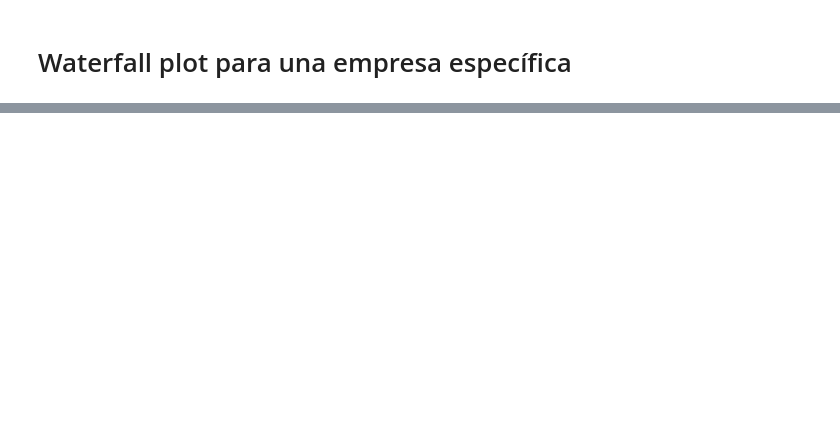
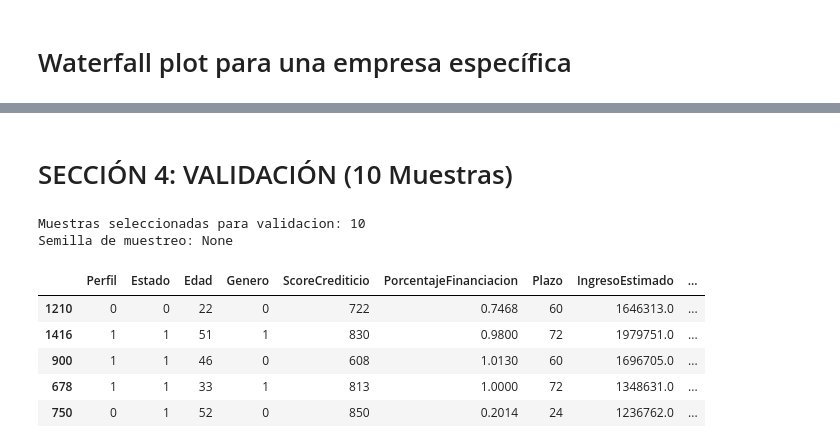
Before and after one commit to yacuervo18/Proyecto-4_Analitica_III, a Jupyter notebook: src/Shap_Validacion.ipynb, the cells around one changed output, grey strips where cells are left out. Drawn from its saved outputs; the diff is of its cells as text; code cells hidden in the pictures; blank space fills up the shorter version.

```diff
--- a/src/Shap_Validacion.ipynb
+++ b/src/Shap_Validacion.ipynb
@@ -65,0 +66,36 @@ for variable in variables_seleccionadas:
+# %% [markdown]
+# SECCIÓN 4: VALIDACIÓN (10 Muestras)
+# %%
+# Seleccionar 10 muestras aleatorias para validar
+ruta_y_test = '/Users/yedisoncuervo/Desktop/Proyecto-4_Analitica_III/Datos/y_test_shap.pkl'
+
+try:
+    y_test = pd.read_pickle(ruta_y_test)
+except FileNotFoundError:
+    y_test = None
+    print('Aviso: no se encontro y_test_shap.pkl. Se validara sin etiqueta real.')
+
+n_muestras = 10
+semilla_muestreo = None  # None: cambia en cada corrida. Usa un entero si quieres reproducibilidad.
+muestras_10 = X_test.sample(
+    n=min(n_muestras, len(X_test)),
+    random_state=semilla_muestreo
+).copy()
+
+if y_test is not None:
+    y_10 = y_test.loc[muestras_10.index].copy()
+else:
+    y_10 = None
+
+print(f'Muestras seleccionadas para validacion: {len(muestras_10)}')
+print(f'Semilla de muestreo: {semilla_muestreo}')
+display(muestras_10.head())
+# %% [output]
+Muestras seleccionadas para validacion: 10
+Semilla de muestreo: None
+|  | Perfil | Estado | Edad | Genero | ScoreCrediticio | PorcentajeFinanciacion | Plazo | IngresoEstimado | ... |
+| 1210 | 0 | 0 | 22 | 0 | 722 | 0.7468 | 60 | 1646313.0 | ... |
+| 1416 | 1 | 1 | 51 | 1 | 830 | 0.9800 | 72 | 1979751.0 | ... |
+| 900 | 1 | 1 | 46 | 0 | 608 | 1.0130 | 60 | 1696705.0 | ... |
+| 678 | 1 | 1 | 33 | 1 | 813 | 1.0000 | 72 | 1348631.0 | ... |
+| 750 | 0 | 1 | 52 | 0 | 850 | 0.2014 | 24 | 1236762.0 | ... |
```
Also changed, not shown: parts of 6 cells of this notebook.
